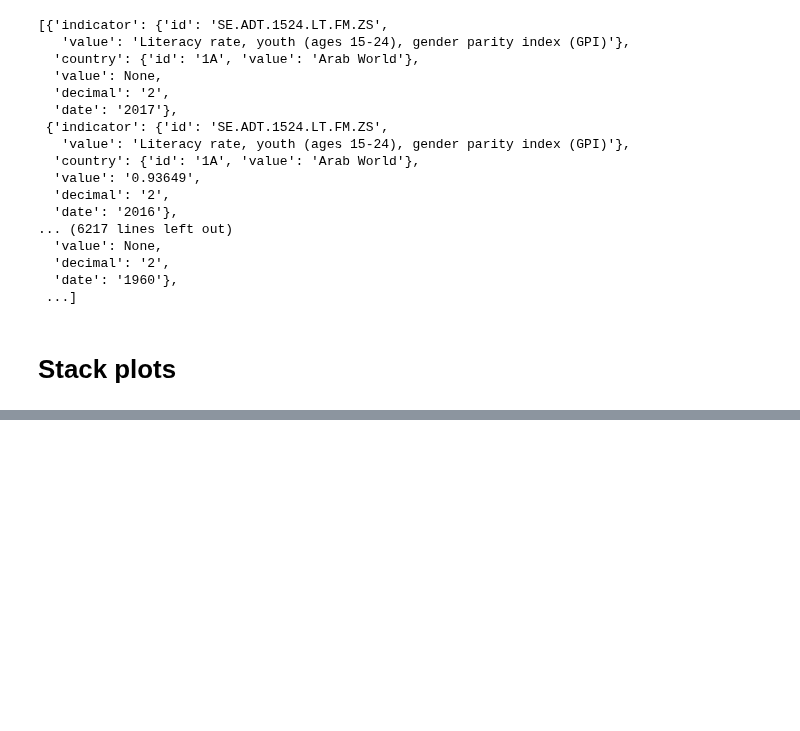
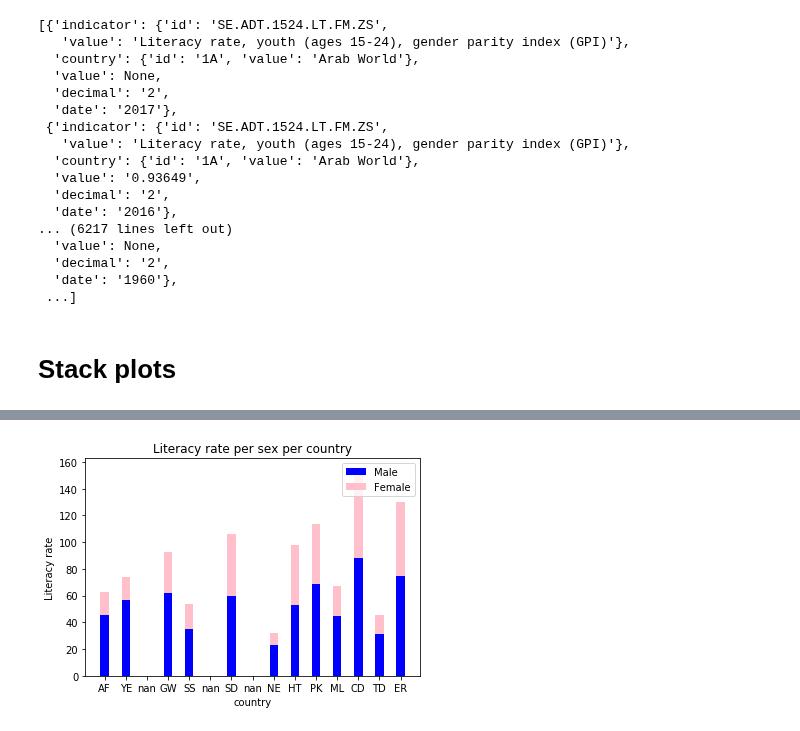
Before and after one commit to omar-d/EPA-WB-Equity, a Jupyter notebook: Deelvraag 4.ipynb, the cells around one changed output, grey strips where cells are left out. Drawn from its saved outputs; the diff is of its cells as text; code cells hidden in the pictures; blank space fills up the shorter version.

```diff
--- a/Deelvraag 4.ipynb
+++ b/Deelvraag 4.ipynb
@@ -140,0 +215,35 @@ plt.show()
+# %%
+LRM_All = Literacy_Rate_Male.loc[(Literacy_Rate_Male["value"] >= 0)]
+LRF_All = Literacy_Rate_Female.loc[(Literacy_Rate_Female['value'] >=0)]
+
+#find the rows with the most recent data
+LRM_recent = LRM_All.sort_values("date", ascending = False).drop_duplicates(["country"])
+LRM_recent["date"] = LRM_recent.date.astype(str)
+
+LRF_recent = LRF_All.sort_values('date', ascending = False).drop_duplicates(['country'])
+LRF_recent['date'] = LRF_All.date.astype(str)
+# %%
+LRM15_worst15 = pd.merge( CPIA_worst15, LRM_recent, how = "left", left_on = ["country"], right_on = ["country"])
+LRF15_worst15 = pd.merge( CPIA_worst15, LRF_recent, how = 'left', left_on = ["country"], right_on = ["country"])
+# %%
+#Make arrays of needed columns
+LRM15 = LRM15_worst15.value_y.values
+LRF15 = LRF15_worst15.value_y.values
+Countries = LRM15_worst15.country_code_y.values
+
+N = len(Countries) #setting x axes
+ind = np.arange(N)
+width = 0.4        #width of the bars
+
+p1 = plt.bar(ind, LRM15, width, label = 'Male', color='blue')
+p2 = plt.bar(ind, LRF15, width, bottom=LRM15, label = 'Female', color='pink')
+
+plt.xticks(ind, Countries) #naming the bars
+plt.ylabel ('Literacy rate')
+plt.xlabel ('country')
+plt.title ('Literacy rate per sex per country')
+
+plt.legend()
+plt.show()
+# %% [output]
+[figure, added]
```
Also changed, not shown: parts of 8 cells of this notebook.
